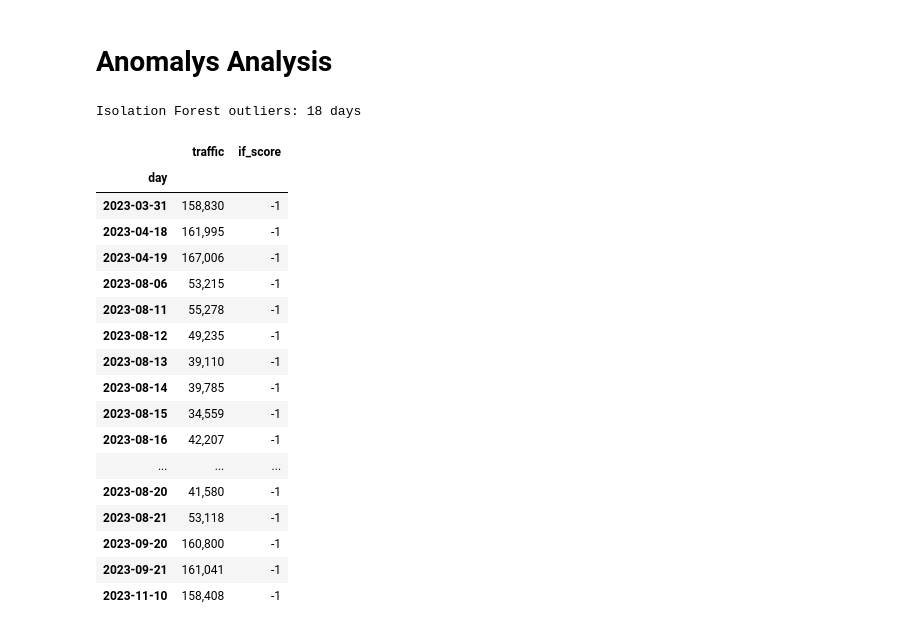
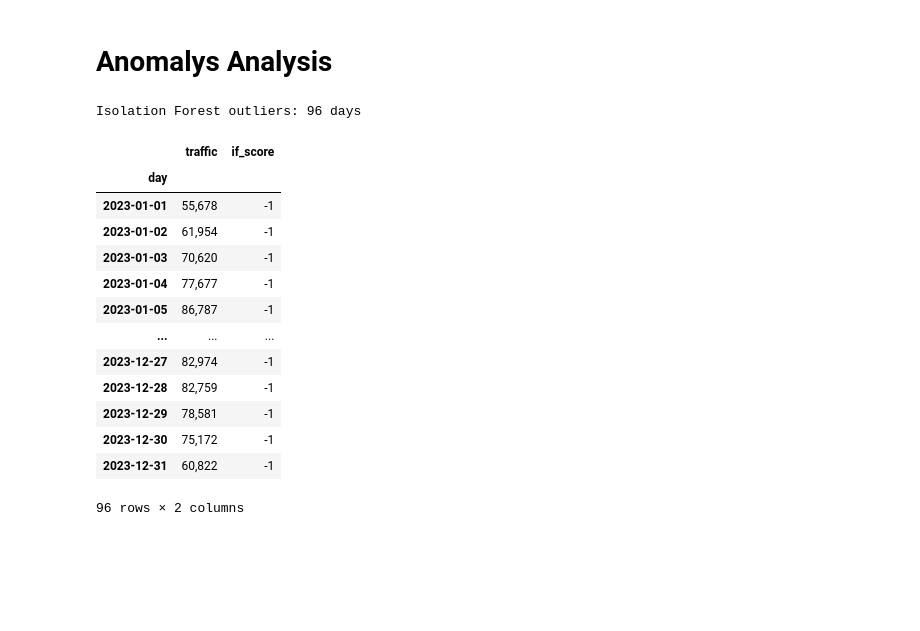
Before and after one commit to acossi-giorgio/exploring-lombardy-through-data, a Jupyter notebook: analysis/3_traffic.ipynb, the cells around one changed output. Cells and saved outputs as stored; diff of their text form; code cells hidden in the pictures; blank space fills up the shorter version.

```diff
--- a/analysis/3_traffic.ipynb
+++ b/analysis/3_traffic.ipynb
@@ -427,39 +427,35 @@ MAE=10,334  RMSE=15,529  R²=0.731
 # %%
 anom_df = daily_df.copy()
 anom_df.columns = ["traffic"]
 
-# CONTAMINATION = 'auto'
-CONTAMINATION = 0.05
+CONTAMINATION = 'auto'
+#CONTAMINATION = 0.05
 iso = IsolationForest(n_estimators=200, contamination=CONTAMINATION, random_state=42)
 anom_df["if_score"]   = iso.fit_predict(anom_df[["traffic"]])   # -1 = anomaly
 anom_df["if_outlier"] = anom_df["if_score"] == -1
 
 if_outliers = anom_df[anom_df["if_outlier"]].copy()
 print(f"\nIsolation Forest outliers: {len(if_outliers)} days")
 display(if_outliers[["traffic", "if_score"]].assign(
     traffic=if_outliers["traffic"].map("{:,.0f}".format)
 ))
 if_outliers[["traffic", "if_score"]].to_csv(os.path.join(TABS_DIR, 'anomaly_days.csv'))
 # %% [output]
-Isolation Forest outliers: 18 days
+Isolation Forest outliers: 96 days
 |  | traffic | if_score |
 | day |  |  |
-| 2023-03-31 | 158,830 | -1 |
-| 2023-04-18 | 161,995 | -1 |
-| 2023-04-19 | 167,006 | -1 |
-| 2023-08-06 | 53,215 | -1 |
-| 2023-08-11 | 55,278 | -1 |
-| 2023-08-12 | 49,235 | -1 |
-| 2023-08-13 | 39,110 | -1 |
-| 2023-08-14 | 39,785 | -1 |
-| 2023-08-15 | 34,559 | -1 |
-| 2023-08-16 | 42,207 | -1 |
+| 2023-01-01 | 55,678 | -1 |
+| 2023-01-02 | 61,954 | -1 |
+| 2023-01-03 | 70,620 | -1 |
+| 2023-01-04 | 77,677 | -1 |
+| 2023-01-05 | 86,787 | -1 |
 | ... | ... | ... |
-| 2023-08-20 | 41,580 | -1 |
-| 2023-08-21 | 53,118 | -1 |
-| 2023-09-20 | 160,800 | -1 |
-| 2023-09-21 | 161,041 | -1 |
-| 2023-11-10 | 158,408 | -1 |
+| 2023-12-27 | 82,974 | -1 |
+| 2023-12-28 | 82,759 | -1 |
+| 2023-12-29 | 78,581 | -1 |
+| 2023-12-30 | 75,172 | -1 |
+| 2023-12-31 | 60,822 | -1 |
+96 rows × 2 columns
 # %%
 fig, ax = plt.subplots(1, 1, figsize=(16, 5))
 
```
Also changed, not shown: parts of 3 cells of this notebook, 15 other files.
